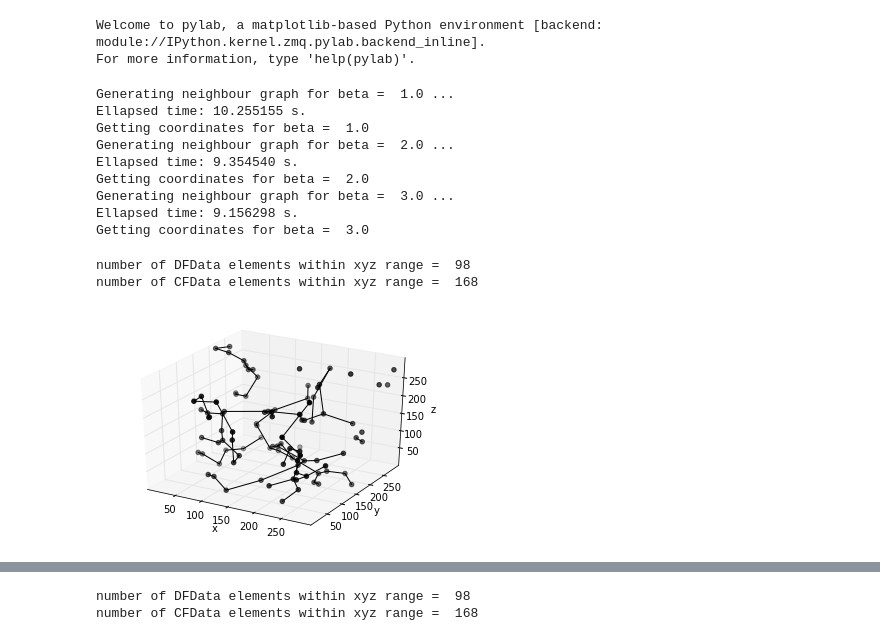
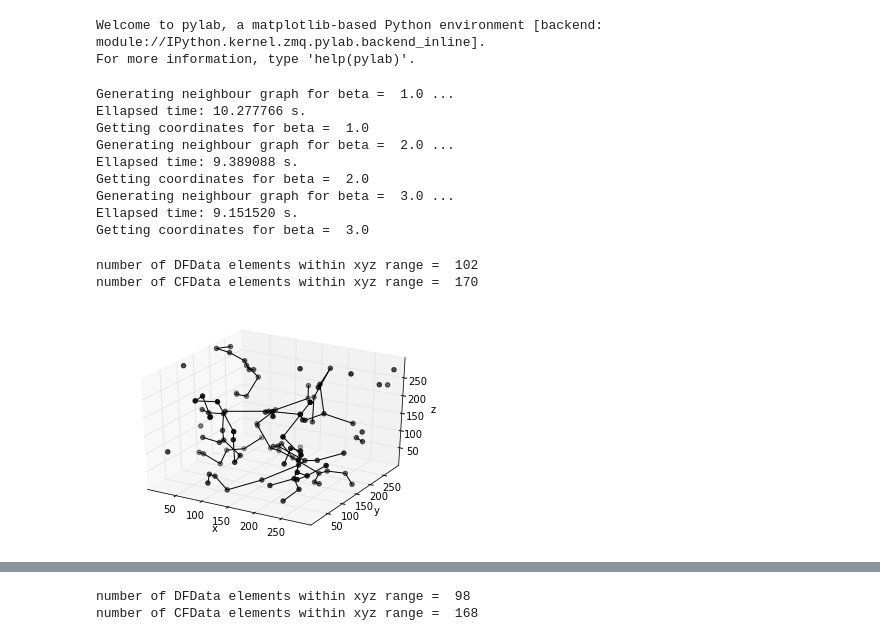
Before and after one commit to forero/SparseFilaments, a Jupyter notebook: code/xiaodongscript/BSkeleton_0627_ver1.ipynb, the cells around one changed output, grey strips where cells are left out. Drawn from its saved outputs; the diff is of its cells as text; code cells hidden in the pictures.

```diff
--- a/code/xiaodongscript/BSkeleton_0627_ver1.ipynb
+++ b/code/xiaodongscript/BSkeleton_0627_ver1.ipynb
@@ -26,8 +26,8 @@ For more information, type 'help(pylab)'.
 #beta_array=[ 1.0, 2.0, 3.0 ]
 #DF='/home/xiaodongli/SparseFilaments/data/input/Pos_MD_full_halos_900-1000kms_z0.dat'
 
-beta_array = [1.0,  2.0, 3.0 ]
-DF='/home/xiaodongli/SparseFilaments/data/input/Pos_MD_halos_1000kms_z0.dat'
+beta_array = [ 1.0,  2.0, 3.0 ]
+DF='../../data/input/Pos_MD_halos_1000kms_z0.dat'
 DFData=np.loadtxt(DF)
 LDFData=len(DFData)
 # %%
@@ -76,17 +76,17 @@ for beta in beta_array:
     !$command
     print 'Getting coordinates for beta = ', beta
     #Fortran code shall be much faster than python
-    !./getcor $DF $IF $CF
-    #get_cor(DF, IF, CF)
+    #!./getcor $DF $IF $CF
+    get_cor(DF, IF, CF)
 # %% [output]
 Generating neighbour graph for beta =  1.0 ...
-Ellapsed time: 10.255155 s.
+Ellapsed time: 10.277766 s.
 Getting coordinates for beta =  1.0
 Generating neighbour graph for beta =  2.0 ...
-Ellapsed time: 9.354540 s.
+Ellapsed time: 9.389088 s.
 Getting coordinates for beta =  2.0
 Generating neighbour graph for beta =  3.0 ...
-Ellapsed time: 9.156298 s.
+Ellapsed time: 9.151520 s.
 Getting coordinates for beta =  3.0
 # %%
 # plot the graph, with given beta, xyzmin, xyzmax
@@ -145,11 +145,11 @@ def plot3Dske(PariDataFile, xmin, xmax, ymin, ymax, zmin, zmax):
 # %%
 beta=3.0
 DIR, IF, CF = get_strings(beta)
-plot3Dske(CF, 1.0, 300.0, 1.0, 300.0, 1.0, 300.0)
+plot3Dske(CF, 0.0, 300.0, 0.0, 300.0, 0.0, 300.0)
 # %% [output]
-number of DFData elements within xyz range =  98
-number of CFData elements within xyz range =  168
+number of DFData elements within xyz range =  102
+number of CFData elements within xyz range =  170
-[figure, old version]
+[figure, new version]
 # %%
 beta=2.0
 DIR, IF, CF = get_strings(beta)
```
Also changed, not shown: parts of 11 cells of this notebook.
